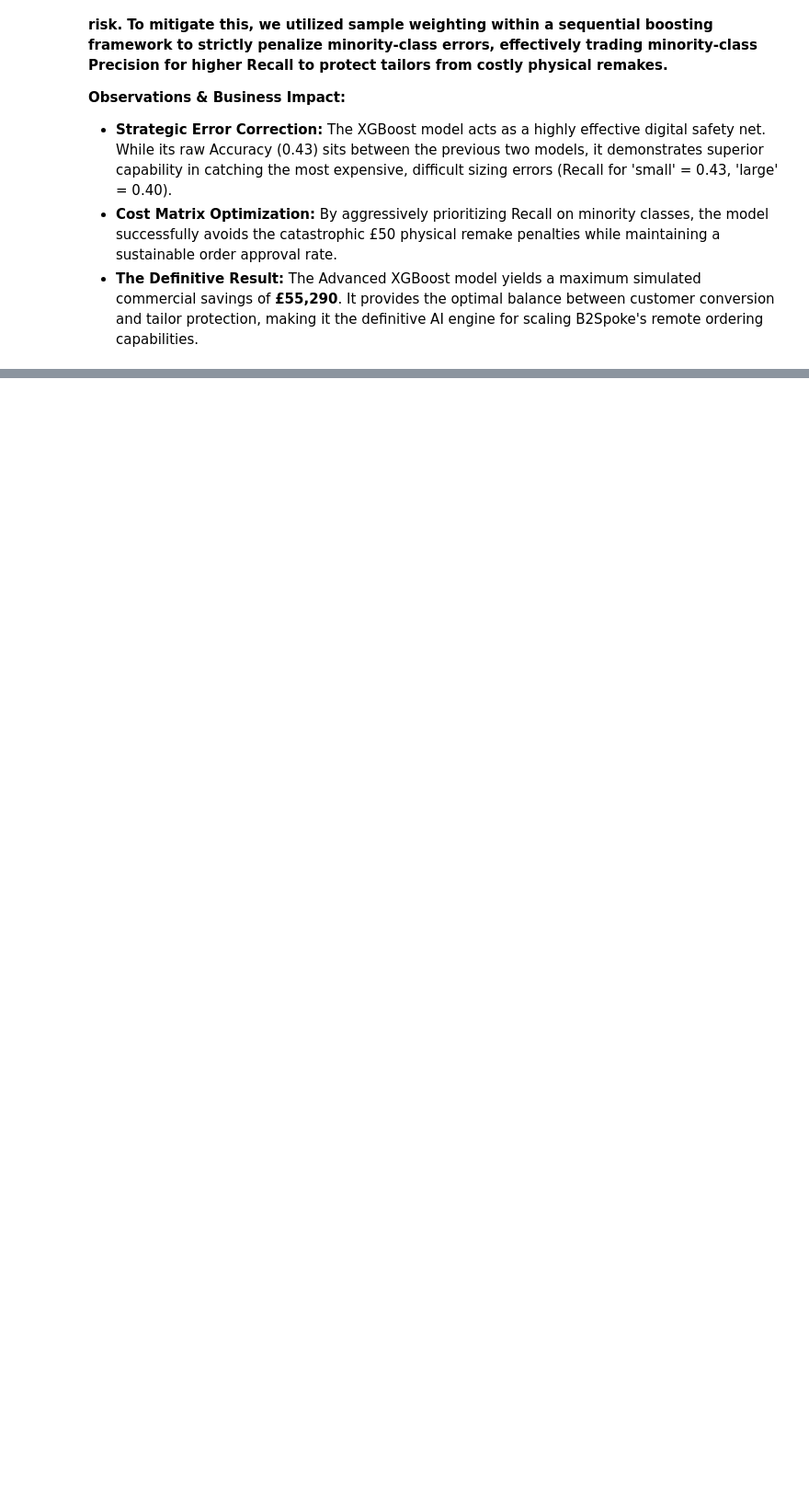
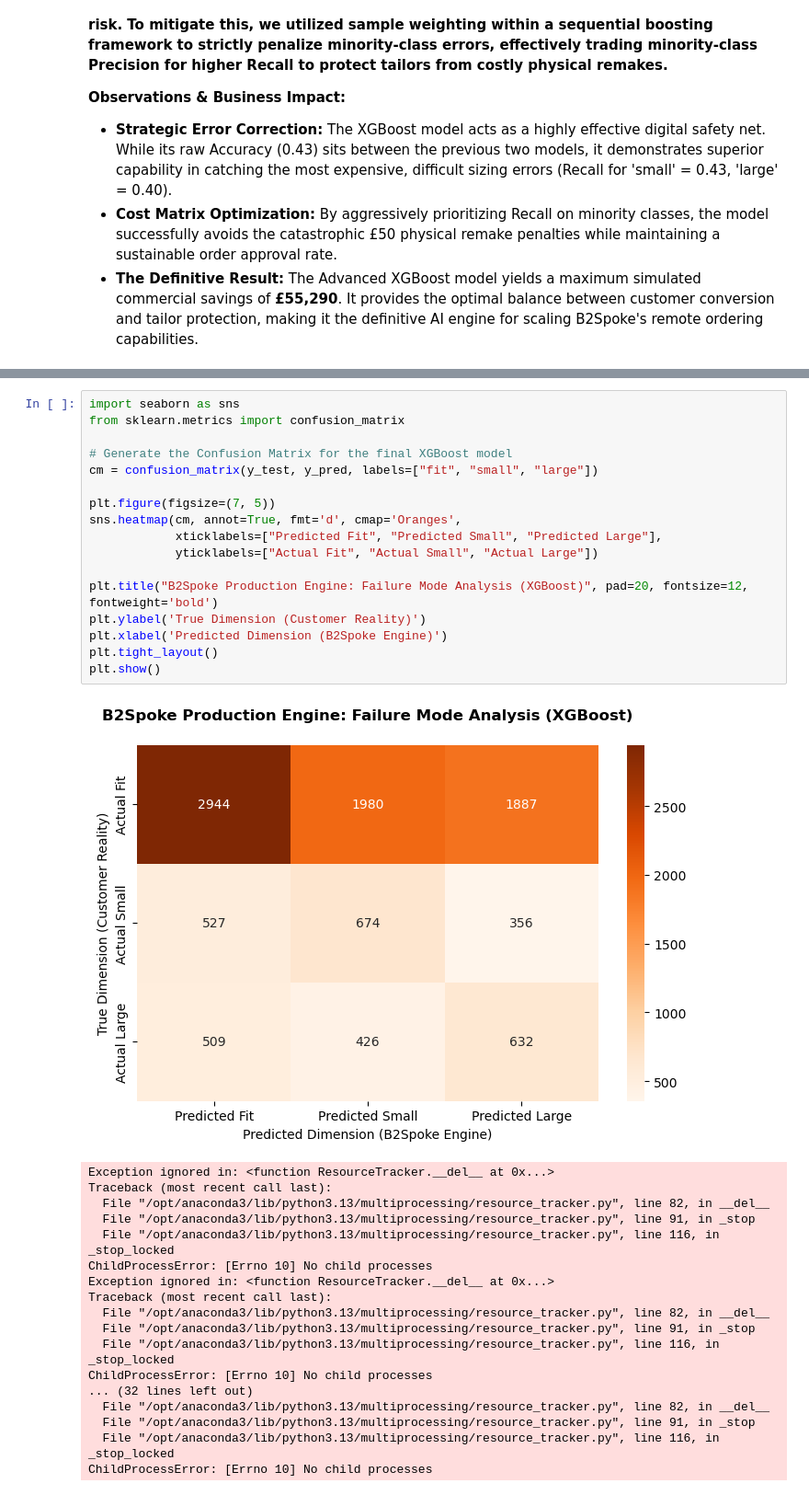
Before and after one commit to irembulgulu1-svg/Measurements_Predictive_Analytics, a Jupyter notebook: notebooks:/07_production_b2spoke_model.ipynb, the cells around one changed output, grey strips where cells are left out. Shown at 92% size. Cells and saved outputs as stored; diff of their text form; blank space fills up the shorter version.

```diff
--- a/notebooks:/07_production_b2spoke_model.ipynb
+++ b/notebooks:/07_production_b2spoke_model.ipynb
@@ -709,0 +660,36 @@ This AI engine digitizes the fitting room. By accurately predicting fit outcomes
+# %%
+import seaborn as sns
+from sklearn.metrics import confusion_matrix
+
+# Generate the Confusion Matrix for the final XGBoost model
+cm = confusion_matrix(y_test, y_pred, labels=["fit", "small", "large"])
+
+plt.figure(figsize=(7, 5))
+sns.heatmap(cm, annot=True, fmt='d', cmap='Oranges',
+            xticklabels=["Predicted Fit", "Predicted Small", "Predicted Large"],
+            yticklabels=["Actual Fit", "Actual Small", "Actual Large"])
+
+plt.title("B2Spoke Production Engine: Failure Mode Analysis (XGBoost)", pad=20, fontsize=12, fontweight='bold')
+plt.ylabel('True Dimension (Customer Reality)')
+plt.xlabel('Predicted Dimension (B2Spoke Engine)')
+plt.tight_layout()
+plt.show()
+# %% [output]
+[figure, added]
+Exception ignored in: <function ResourceTracker.__del__ at 0x...>
+Traceback (most recent call last):
+  File "/opt/anaconda3/lib/python3.13/multiprocessing/resource_tracker.py", line 82, in __del__
+  File "/opt/anaconda3/lib/python3.13/multiprocessing/resource_tracker.py", line 91, in _stop
+  File "/opt/anaconda3/lib/python3.13/multiprocessing/resource_tracker.py", line 116, in _stop_locked
+ChildProcessError: [Errno 10] No child processes
+Exception ignored in: <function ResourceTracker.__del__ at 0x...>
+Traceback (most recent call last):
+  File "/opt/anaconda3/lib/python3.13/multiprocessing/resource_tracker.py", line 82, in __del__
+  File "/opt/anaconda3/lib/python3.13/multiprocessing/resource_tracker.py", line 91, in _stop
+  File "/opt/anaconda3/lib/python3.13/multiprocessing/resource_tracker.py", line 116, in _stop_locked
+ChildProcessError: [Errno 10] No child processes
+... (32 lines left out)
+  File "/opt/anaconda3/lib/python3.13/multiprocessing/resource_tracker.py", line 82, in __del__
+  File "/opt/anaconda3/lib/python3.13/multiprocessing/resource_tracker.py", line 91, in _stop
+  File "/opt/anaconda3/lib/python3.13/multiprocessing/resource_tracker.py", line 116, in _stop_locked
+ChildProcessError: [Errno 10] No child processes
```
Also changed, not shown: parts of 8 cells of this notebook, 11 other files.
